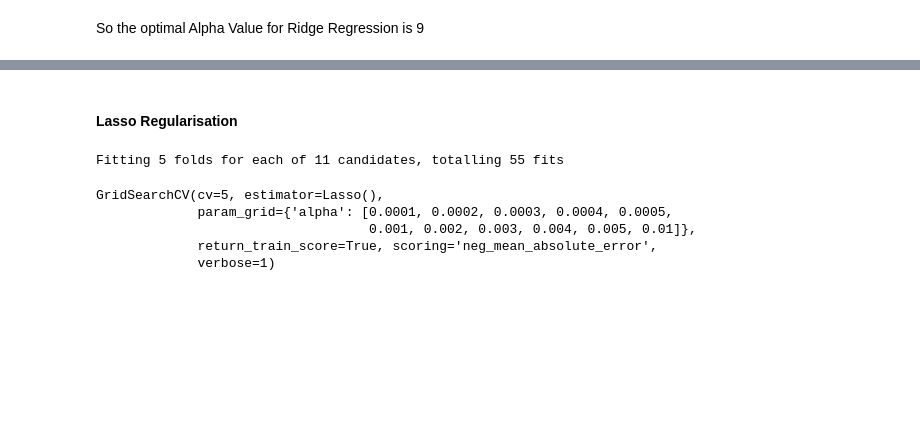
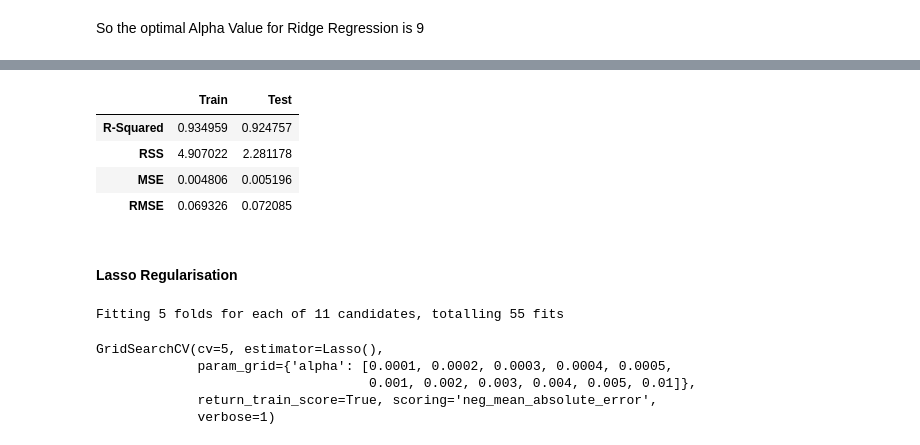
Before and after one commit to vivekbabu/Surprise-Housing, a Jupyter notebook: Surprise-Housing.ipynb, the cells around one changed output, grey strips where cells are left out. Cells and saved outputs as stored; diff of their text form; code cells hidden in the pictures; blank space fills up the shorter version.

```diff
--- a/Surprise-Housing.ipynb
+++ b/Surprise-Housing.ipynb
@@ -943,3 +959,34 @@ So the optimal Alpha Value for Ridge Regression is 9
+# %%
+#Helper function to look at the relevant model metrics
+from sklearn.metrics import mean_squared_error
+def return_metrics(y_train, y_train_pred, y_test, y_test_pred):
+    metrics_dict = {}
+
+    # R-squared of train and test data
+    metrics_dict['R-Squared'] = [r2_score(y_train, y_train_pred), r2_score(y_test, y_test_pred)]
+
+    # Residual sum of squares of train and test data
+    metrics_dict['RSS'] = [np.sum(np.square(y_train - y_train_pred)), np.sum(np.square(y_test - y_test_pred))]
+
+    # Mean Squared Error of train and test data
+    metrics_dict['MSE'] = [mean_squared_error(y_train, y_train_pred), mean_squared_error(y_test, y_test_pred)]
+
+    # Root Mean Squared Error for train and test data
+    metrics_dict['RMSE'] = [np.sqrt(metrics_dict['MSE'][0]), np.sqrt(metrics_dict['MSE'][1])]
+
+    metrics_df = pd.DataFrame(metrics_dict, index=['Train', 'Test']).transpose()
+    return metrics_df
+# %%
+y_train_pred = ridge.predict(X_train)
+y_test_pred = ridge.predict(X_test)
+ridge_model_metrics = return_metrics(y_train, y_train_pred, y_test, y_test_pred)
+ridge_model_metrics
+# %% [output]
+|  | Train | Test |
+| R-Squared | 0.934959 | 0.924757 |
+| RSS | 4.907022 | 2.281178 |
+| MSE | 0.004806 | 0.005196 |
+| RMSE | 0.069326 | 0.072085 |
 # %% [markdown]
 #### Lasso Regularisation
 # %%
```
Also changed, not shown: parts of 31 cells of this notebook.
